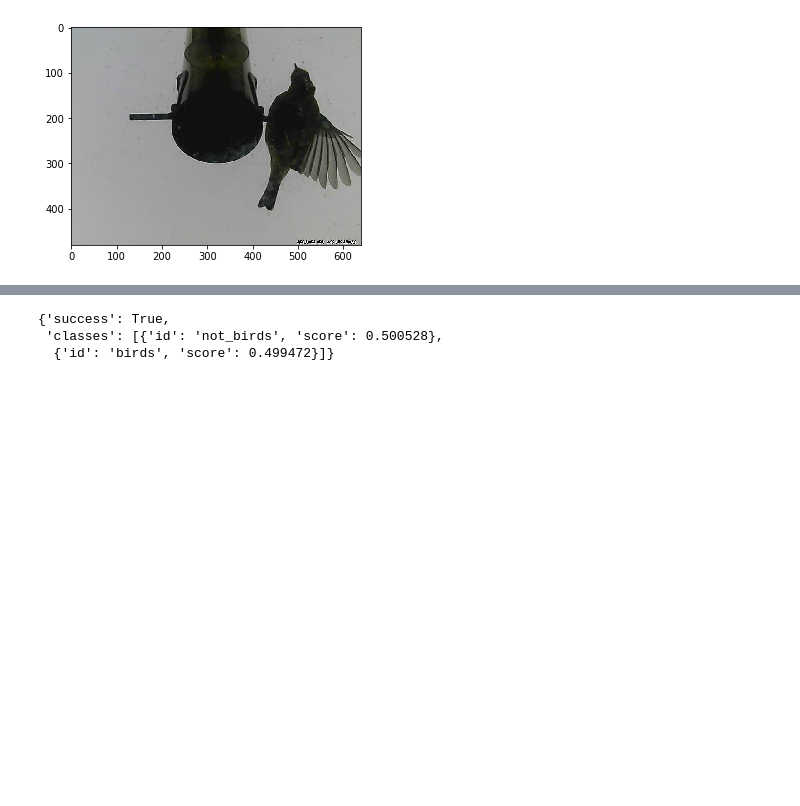
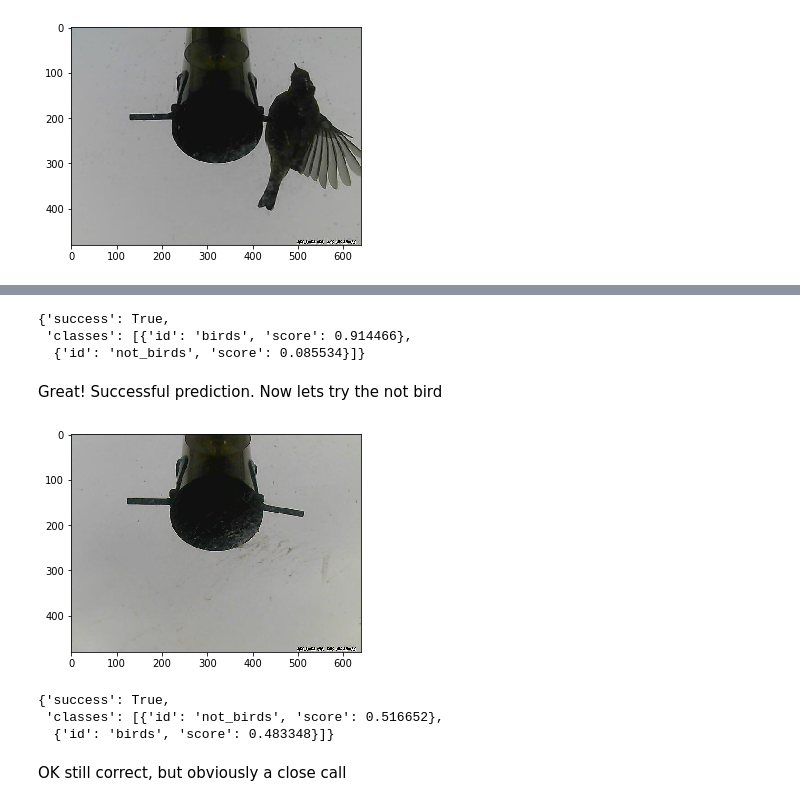
Before and after one commit to robmarkcole/HASS-Machinebox-Classificationbox, a Jupyter notebook: development.ipynb, the cells around one changed output, grey strips where cells are left out. Saved outputs shown, nothing was run; the diff lists cells and outputs as text; code cells hidden in the pictures; blank space fills up the shorter version.

```diff
--- a/development.ipynb
+++ b/development.ipynb
@@ -92,6 +92,33 @@ Wall time: 8.45 ms
-# %%
-response
-# %% [output]
-{'success': True,
- 'classes': [{'id': 'not_birds', 'score': 0.500528},
-  {'id': 'birds', 'score': 0.499472}]}
+# %%
+predict_data  = {
+    "inputs": [
+        {"key": "image", "type": "image_base64", "value": base64_encode_image(IMG_FILE)}]}
+
+requests.post(MODEL_PREDICT_URL, json=predict_data).json()
+# %% [output]
+{'success': True,
+ 'classes': [{'id': 'birds', 'score': 0.914466},
+  {'id': 'not_birds', 'score': 0.085534}]}
+# %% [markdown]
+Great! Successful prediction. Now lets try the not bird
+# %%
+IMG_FILE = "not_bird.jpg"
+FIG_SIZE = (6, 4)
+
+img = plt.imread(IMG_FILE)
+fig, ax = plt.subplots(figsize=FIG_SIZE)
+ax.imshow(img);
+# %% [output]
+[figure, added]
+# %%
+predict_data  = {
+    "inputs": [
+        {"key": "image", "type": "image_base64", "value": base64_encode_image(IMG_FILE)}]}
+
+requests.post(MODEL_PREDICT_URL, json=predict_data).json()
+# %% [output]
+{'success': True,
+ 'classes': [{'id': 'not_birds', 'score': 0.516652},
+  {'id': 'birds', 'score': 0.483348}]}
+# %% [markdown]
+OK still correct, but obviously a close call
```
Also changed, not shown: parts of 13 cells of this notebook, 1 other file.
